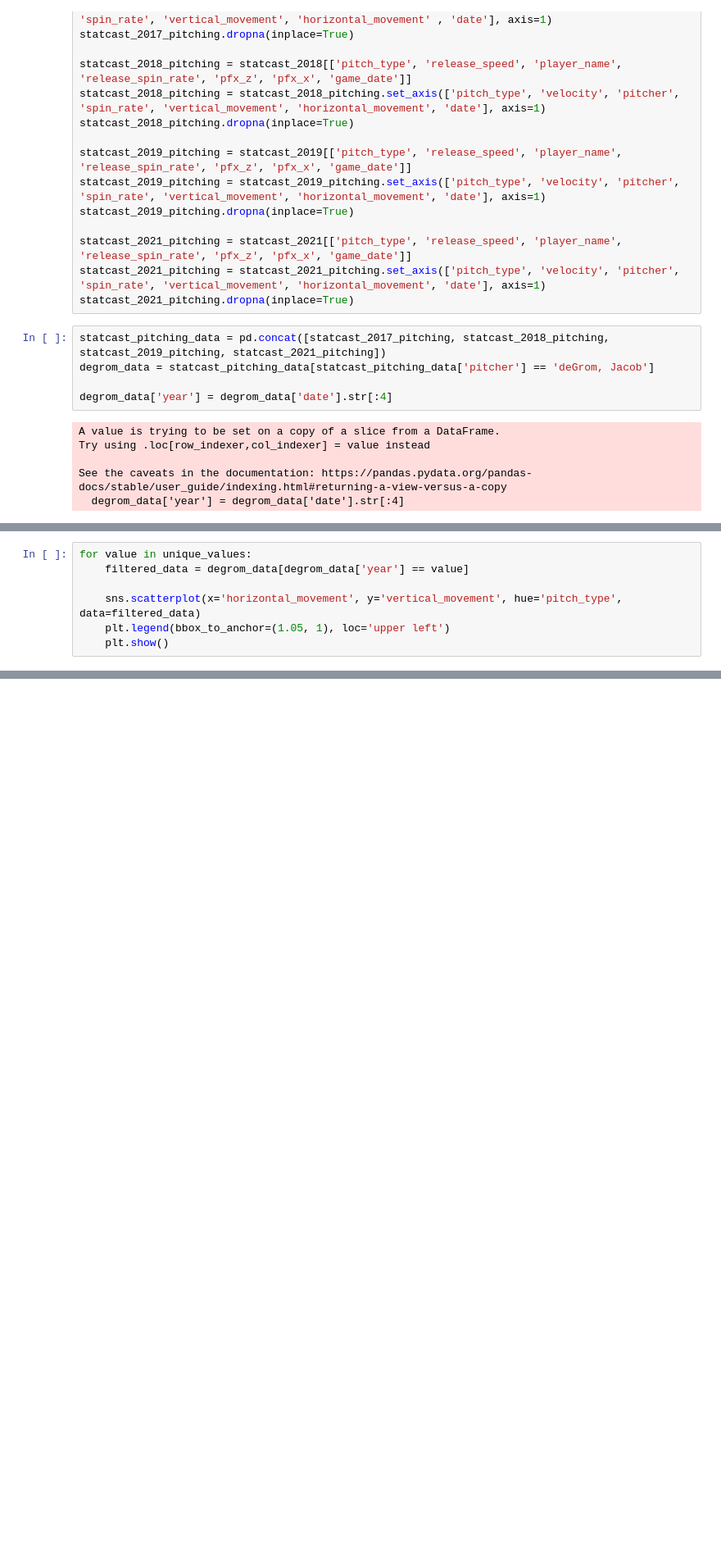
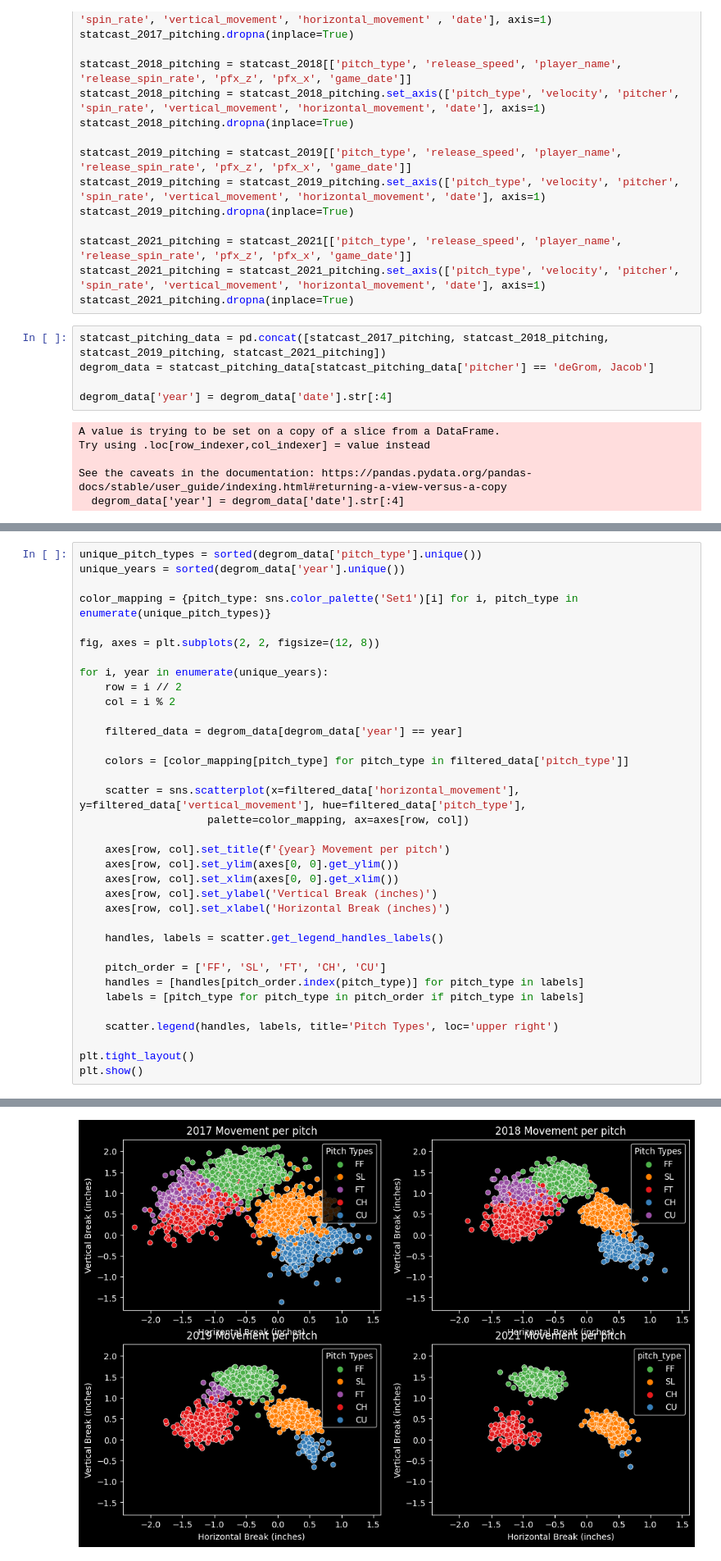
Before and after one commit to brady-pittman/Random-Data-Projects, a Jupyter notebook: random-spins.ipynb, the cells around one changed output, grey strips where cells are left out. Shown: that part at 82% size. Drawn from its saved outputs; the diff is of its cells as text; blank space fills up the shorter version.

```diff
--- a/random-spins.ipynb
+++ b/random-spins.ipynb
@@ -59,7 +62,0 @@ for i, value in enumerate(unique_values):
-# %%
-for value in unique_values:
-    filtered_data = degrom_data[degrom_data['year'] == value]
-
-    sns.scatterplot(x='horizontal_movement', y='vertical_movement', hue='pitch_type', data=filtered_data)
-    plt.legend(bbox_to_anchor=(1.05, 1), loc='upper left')
-    plt.show()
@@ -70,0 +63,36 @@ for value in unique_values:
+# %%
+unique_pitch_types = sorted(degrom_data['pitch_type'].unique())
+unique_years = sorted(degrom_data['year'].unique())
+
+color_mapping = {pitch_type: sns.color_palette('Set1')[i] for i, pitch_type in enumerate(unique_pitch_types)}
+
+fig, axes = plt.subplots(2, 2, figsize=(12, 8))
+
+for i, year in enumerate(unique_years):
+    row = i // 2
+    col = i % 2
+
+    filtered_data = degrom_data[degrom_data['year'] == year]
+
+    colors = [color_mapping[pitch_type] for pitch_type in filtered_data['pitch_type']]
+
+    scatter = sns.scatterplot(x=filtered_data['horizontal_movement'], y=filtered_data['vertical_movement'], hue=filtered_data['pitch_type'],
+                    palette=color_mapping, ax=axes[row, col])
+
+    axes[row, col].set_title(f'{year} Movement per pitch')
+    axes[row, col].set_ylim(axes[0, 0].get_ylim())
+    axes[row, col].set_xlim(axes[0, 0].get_xlim())
+    axes[row, col].set_ylabel('Vertical Break (inches)')
+    axes[row, col].set_xlabel('Horizontal Break (inches)')
+
+    handles, labels = scatter.get_legend_handles_labels()
+
+    pitch_order = ['FF', 'SL', 'FT', 'CH', 'CU']
+    handles = [handles[pitch_order.index(pitch_type)] for pitch_type in labels]
+    labels = [pitch_type for pitch_type in pitch_order if pitch_type in labels]
+
+    scatter.legend(handles, labels, title='Pitch Types', loc='upper right')
+
+plt.tight_layout()
+plt.show()
+# %% [output]
@@ -70,0 +100 @@ for value in unique_values:
+[figure, added]
```
Also changed, not shown: parts of 3 cells of this notebook.
